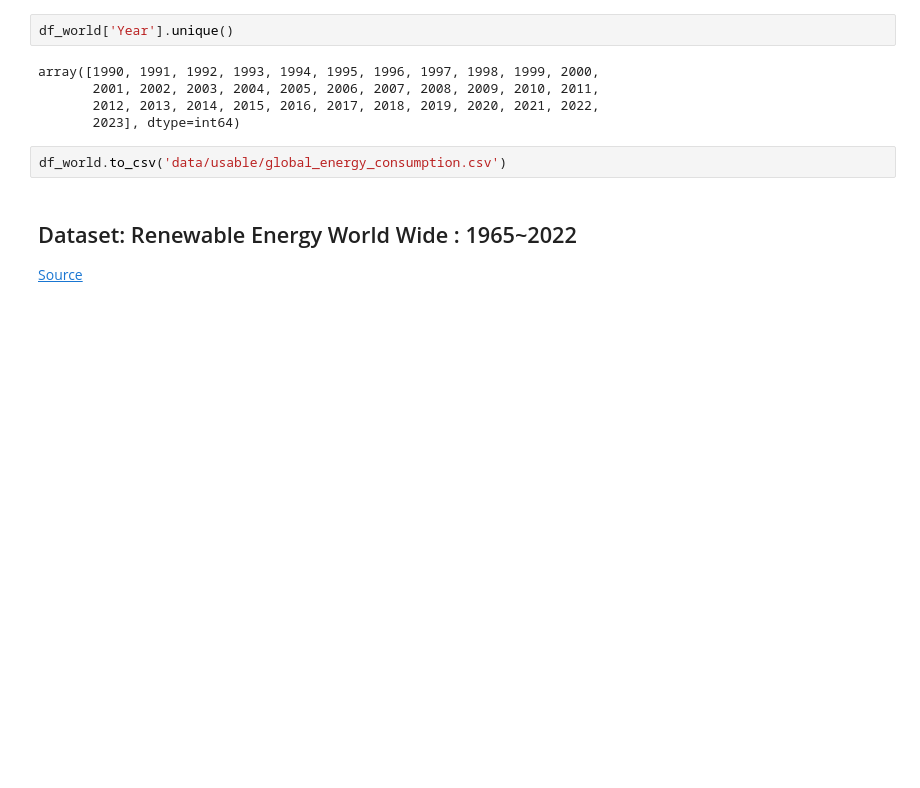
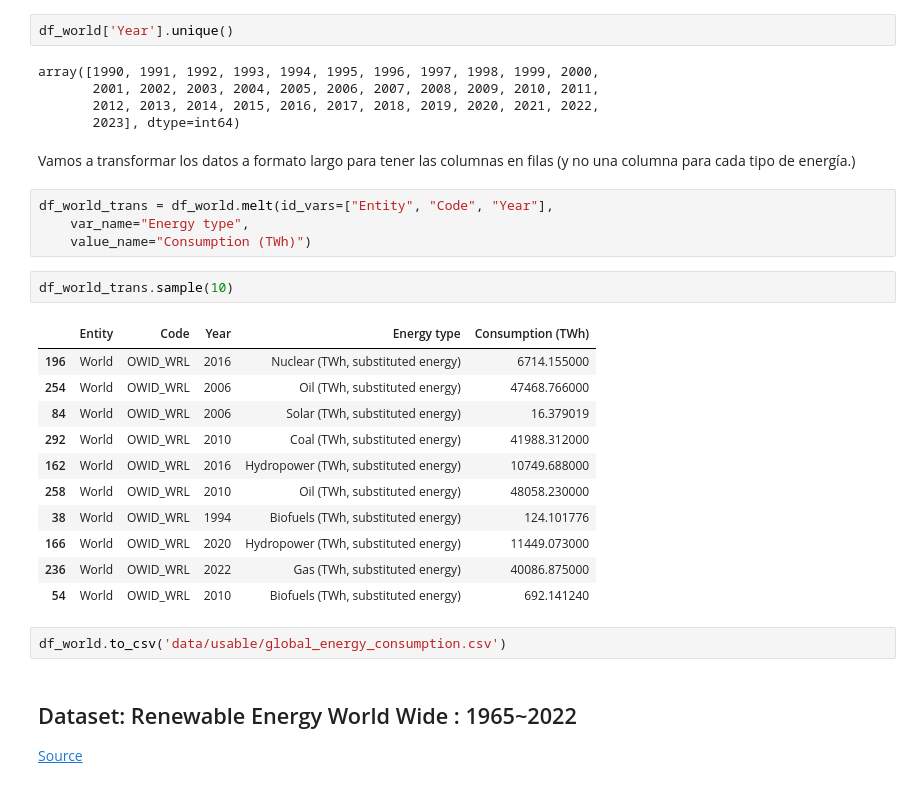
Before and after one commit to sansisimon/renewable-energy-project, a Jupyter notebook: EDA_01.ipynb, the cells around one changed output. Saved outputs shown, nothing was run; the diff lists cells and outputs as text; blank space fills up the shorter version.

```diff
--- a/EDA_01.ipynb
+++ b/EDA_01.ipynb
@@ -180,6 +180,26 @@ array([1990, 1991, 1992, 1993, 1994, 1995, 1996, 1997, 1998, 1999, 2000,
        2001, 2002, 2003, 2004, 2005, 2006, 2007, 2008, 2009, 2010, 2011,
        2012, 2013, 2014, 2015, 2016, 2017, 2018, 2019, 2020, 2021, 2022,
        2023], dtype=int64)
+# %% [markdown]
+Vamos a transformar los datos a formato largo para tener las columnas en filas (y no una columna para cada tipo de energía.)
+# %%
+df_world_trans = df_world.melt(id_vars=["Entity", "Code", "Year"],
+    var_name="Energy type",
+    value_name="Consumption (TWh)")
+# %%
+df_world_trans.sample(10)
+# %% [output]
+|  | Entity | Code | Year | Energy type | Consumption (TWh) |
+| 196 | World | OWID_WRL | 2016 | Nuclear (TWh, substituted energy) | 6714.155000 |
+| 254 | World | OWID_WRL | 2006 | Oil (TWh, substituted energy) | 47468.766000 |
+| 84 | World | OWID_WRL | 2006 | Solar (TWh, substituted energy) | 16.379019 |
+| 292 | World | OWID_WRL | 2010 | Coal (TWh, substituted energy) | 41988.312000 |
+| 162 | World | OWID_WRL | 2016 | Hydropower (TWh, substituted energy) | 10749.688000 |
+| 258 | World | OWID_WRL | 2010 | Oil (TWh, substituted energy) | 48058.230000 |
+| 38 | World | OWID_WRL | 1994 | Biofuels (TWh, substituted energy) | 124.101776 |
+| 166 | World | OWID_WRL | 2020 | Hydropower (TWh, substituted energy) | 11449.073000 |
+| 236 | World | OWID_WRL | 2022 | Gas (TWh, substituted energy) | 40086.875000 |
+| 54 | World | OWID_WRL | 2010 | Biofuels (TWh, substituted energy) | 692.141240 |
 # %%
 df_world.to_csv('data/usable/global_energy_consumption.csv')
 # %% [markdown]
```
Also changed, not shown: 1 other file.
